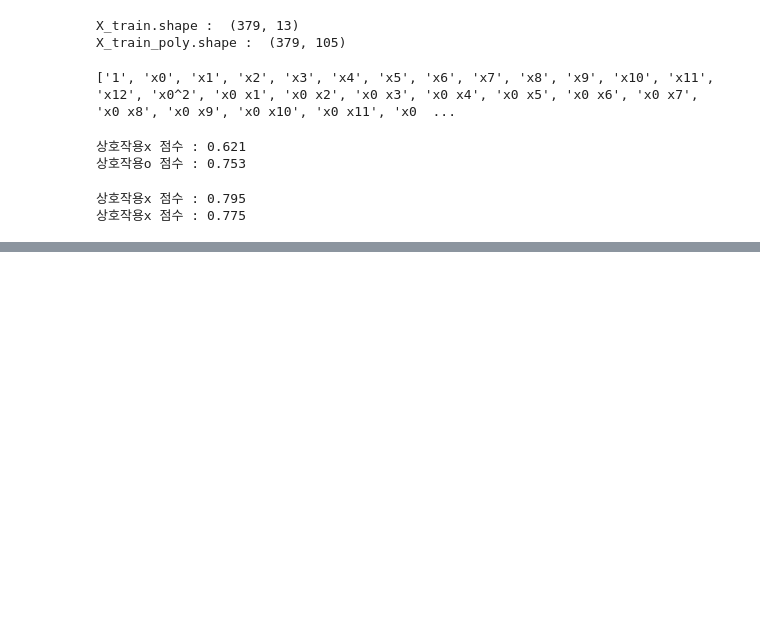
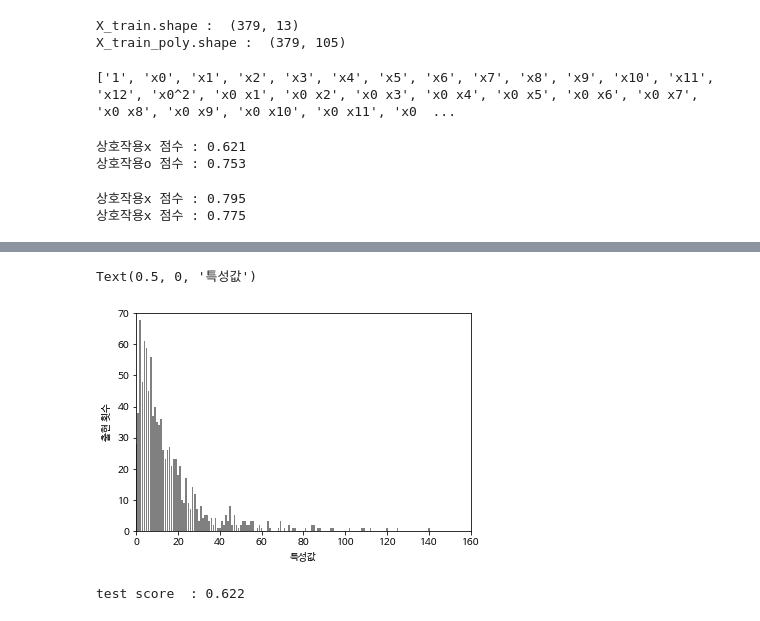
Before and after one commit to 1bin01/Machine-Learning, a Jupyter notebook: Introduction-to-Machine-Learning/Ch4_representing_data_feature_engineering.ipynb, the cells around one changed output, grey strips where cells are left out. Cells and saved outputs as stored; diff of their text form; code cells hidden in the pictures; blank space fills up the shorter version.

```diff
--- a/Introduction-to-Machine-Learning/Ch4_representing_data_feature_engineering.ipynb
+++ b/Introduction-to-Machine-Learning/Ch4_representing_data_feature_engineering.ipynb
@@ -466,0 +493,19 @@ print("상호작용x 점수 : {:.3f}" .format(rf.score(X_test_poly, y_test)))
+# %%
+# 선형 회귀가 잘 처리하지 못하는 데이터 분포
+plt.xlim(0, 160)
+plt.ylim(0, 70)
+bins = np.bincount(X[:, 0])
+plt.bar(range(len(bins)), bins, color = 'gray')
+plt.ylabel("출현 횟수")
+plt.xlabel("특성값")
+# %% [output]
+Text(0.5, 0, '특성값')
+[figure, added]
+# %%
+# 리지 회귀 적용해보기
+from sklearn.linear_model import Ridge
+X_train, X_test, y_train, y_test = train_test_split(X, y, random_state = 0)
+rdg = Ridge().fit(X_train, y_train)
+print("test score  : {:.3f}" .format(rdg.score(X_test, y_test)))
+# %% [output]
+test score  : 0.622
```
Also changed, not shown: parts of 10 cells of this notebook.
